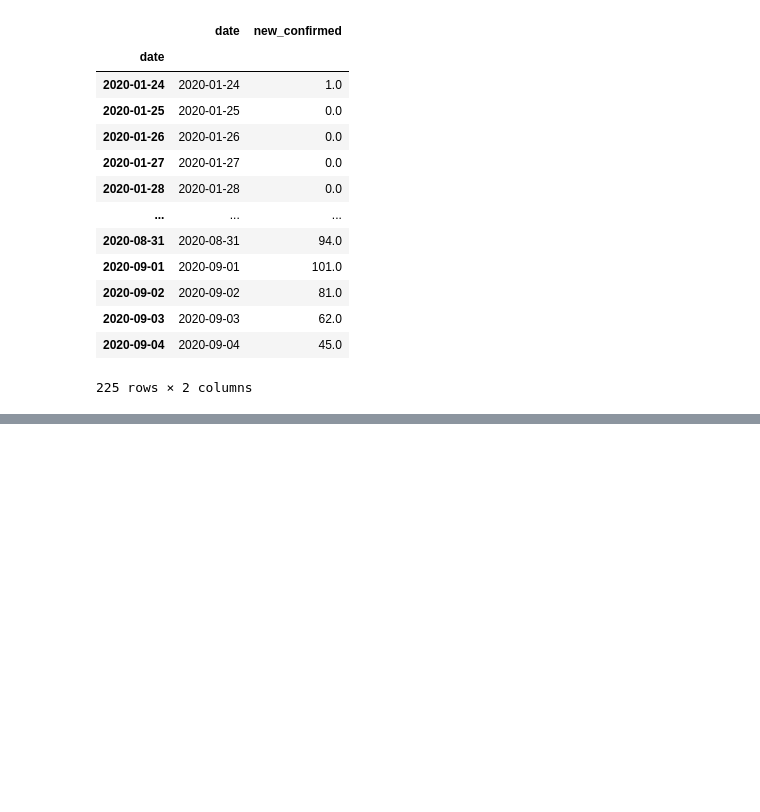
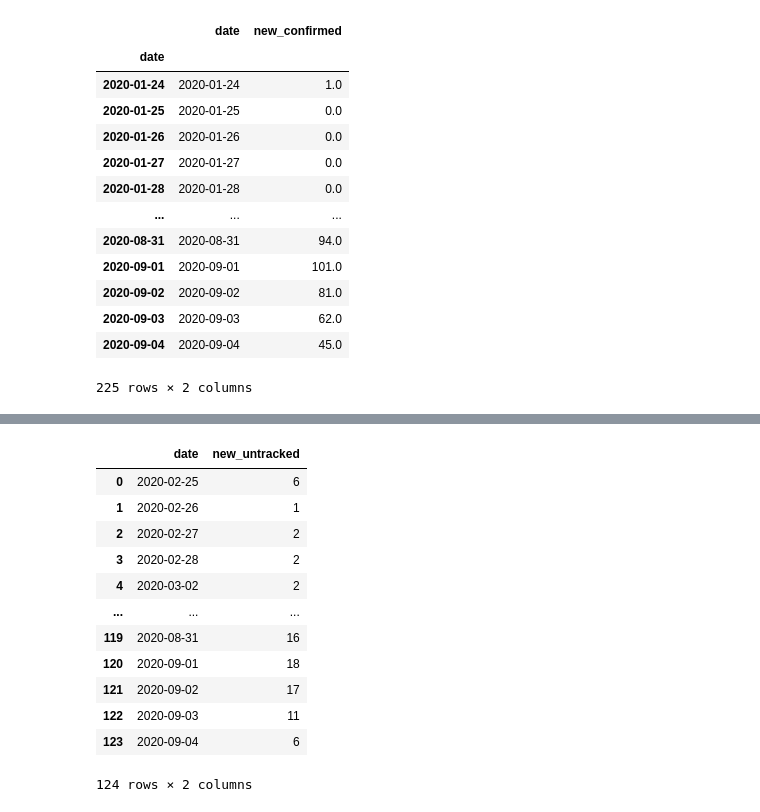
Before and after one commit to snoop2head/covid19_unknown_spread, a Jupyter notebook: forecast.ipynb, the cells around one changed output, grey strips where cells are left out. Drawn from its saved outputs; the diff is of its cells as text; code cells hidden in the pictures; blank space fills up the shorter version.

```diff
--- a/forecast.ipynb
+++ b/forecast.ipynb
@@ -293,0 +265,18 @@ df_predict.to_csv("dataset_predict/df_predict.csv", index=False)
+# %%
+df_untracked_temp = df_untracked.groupby(by=["확진일"]).size()
+df_untracked_temp = df_untracked_temp.rename_axis('date').reset_index(name='new_untracked')
+df_untracked_temp
+# %% [output]
+|  | date | new_untracked |
+| 0 | 2020-02-25 | 6 |
+| 1 | 2020-02-26 | 1 |
+| 2 | 2020-02-27 | 2 |
+| 3 | 2020-02-28 | 2 |
+| 4 | 2020-03-02 | 2 |
+| ... | ... | ... |
+| 119 | 2020-08-31 | 16 |
+| 120 | 2020-09-01 | 18 |
+| 121 | 2020-09-02 | 17 |
+| 122 | 2020-09-03 | 11 |
+| 123 | 2020-09-04 | 6 |
+124 rows × 2 columns
```
Also changed, not shown: parts of 18 cells of this notebook, 2 other files.
